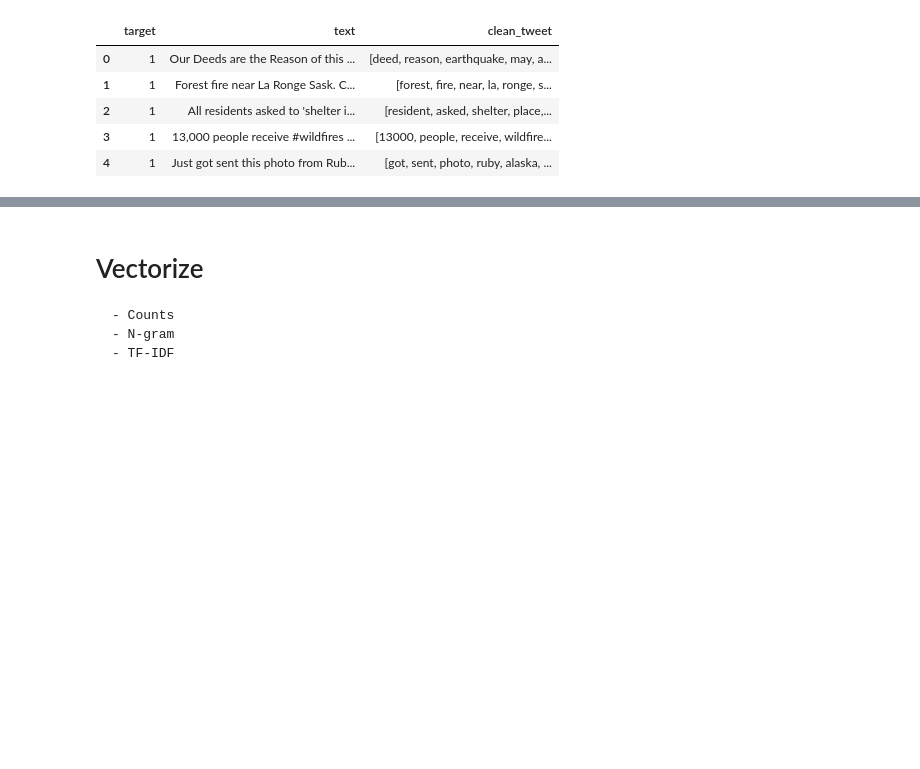
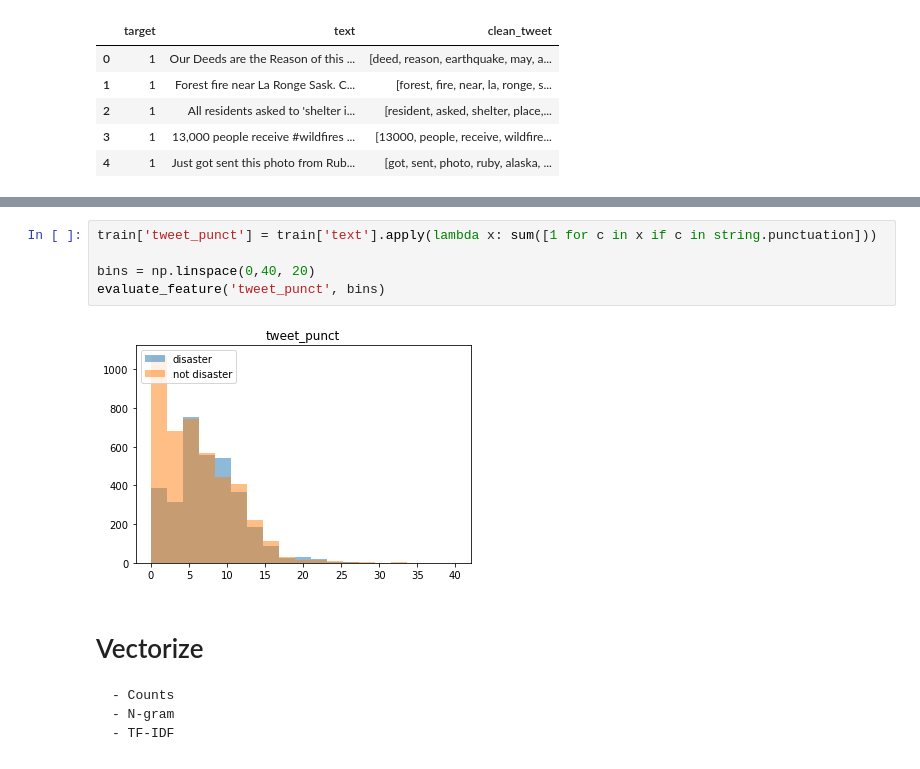
Before and after one commit to tjwhalenUVA/Disaster-Tweets, a Jupyter notebook: Classifying Disaster Tweets.ipynb, the cells around one changed output, grey strips where cells are left out. Cells and saved outputs as stored; diff of their text form; blank space fills up the shorter version.

```diff
--- a/Classifying Disaster Tweets.ipynb
+++ b/Classifying Disaster Tweets.ipynb
@@ -80,3 +107,10 @@ print(tfidf_vect.get_feature_names())
+# %%
+train['tweet_punct'] = train['text'].apply(lambda x: sum([1 for c in x if c in string.punctuation]))
+
+bins = np.linspace(0,40, 20)
+evaluate_feature('tweet_punct', bins)
+# %% [output]
+[figure, added]
 # %% [markdown]
 # Vectorize
     - Counts
```
Also changed, not shown: parts of 10 cells of this notebook.
